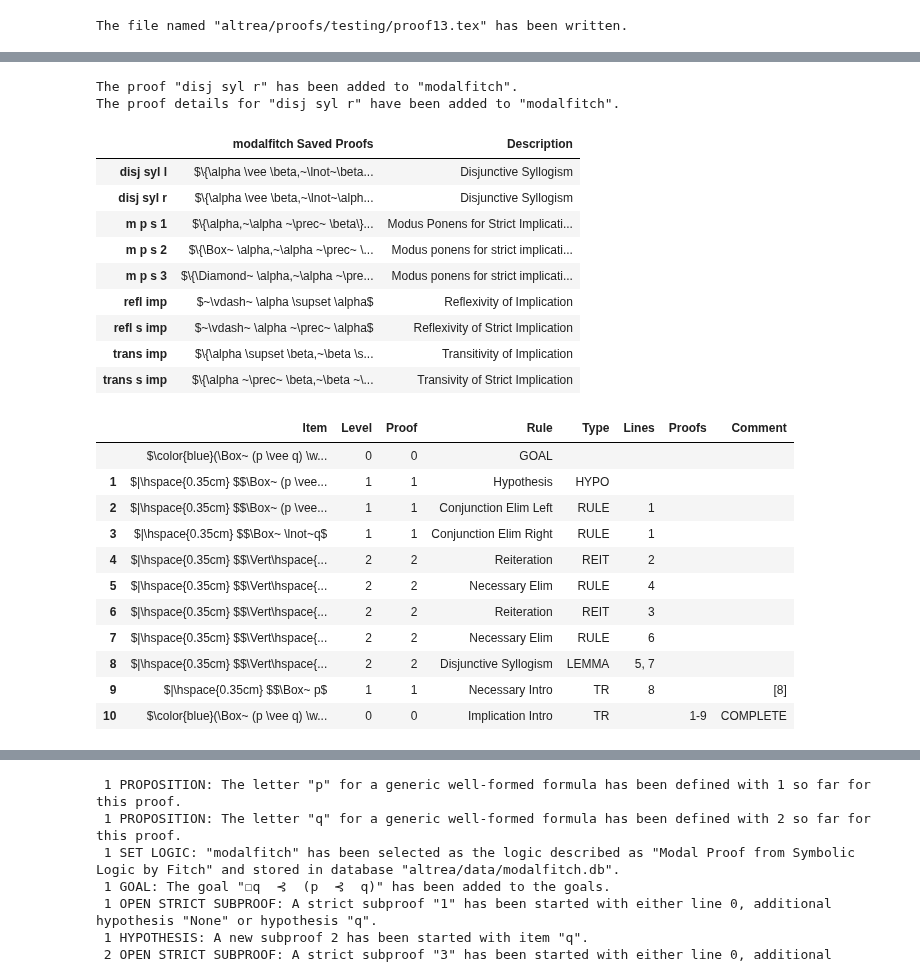
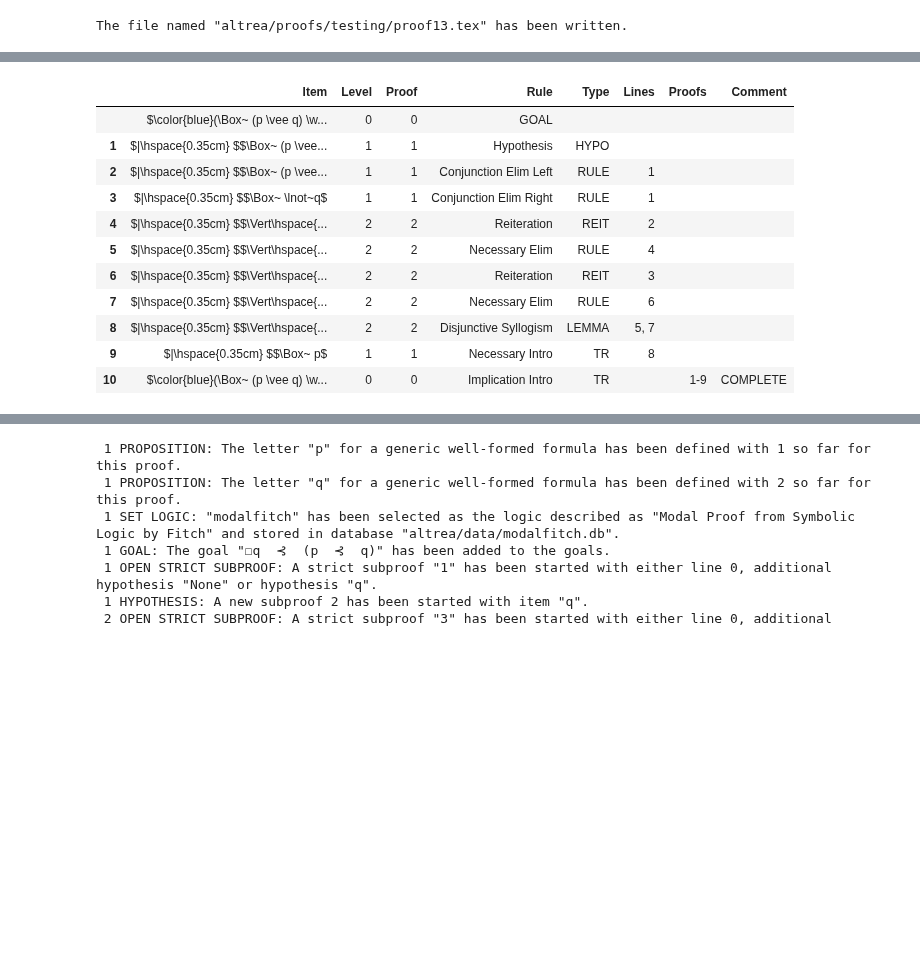
Before and after one commit to FrankHubeny/AltRea, a Jupyter notebook: modalfitch.ipynb, the cells around one changed output, grey strips where cells are left out. Cells and saved outputs as stored; diff of their text form; code cells hidden in the pictures; blank space fills up the shorter version.

```diff
--- a/modalfitch.ipynb
+++ b/modalfitch.ipynb
@@ -121,3 +117,12 @@ c.truthtable(useint=1)
 | 1 | 1 | $\parallel $ |  | 1 | $\color{green}\checkmark$ |
 | 2 | 0 | $\parallel $ |  | 0 | $\color{red}\chi$ |
 |  |  |  | Invalid |  |  |
+# %%
+from IPython.display import display, Math, Latex, display_markdown, HTML
+import pandas as pd
+pd.options.display.max_colwidth=500
+from altrea.wffs import *
+from altrea.rules import Proof
+c = Proof()
+c.setlogic("modalfitch")
+display(c.lemmas())
@@ -983,59 +918,46 @@ disjsyl.thisproof()
-# %%
-disjsyl.saveproof()
-# %% [output]
-The proof "disj syl r" has been added to "modalfitch".
-The proof details for "disj syl r" have been added to "modalfitch".
 # %%
 # Exercise 2 from Chapter 11
 
 from IPython.display import display
 import pandas as pd
 pd.options.display.max_colwidth=500
 from altrea.wffs import *
 from altrea.rules import Proof
+
 ex2 = Proof('ex2', 'Exercise 2', 'Exercise 2')
 p = ex2.proposition('p')
 q = ex2.proposition('q')
 ex2.setlogic('modalfitch')
+
 ex2.goal(Implies(And(Necessary(Or(p, q)), Necessary(Not(q))), Necessary(p)))
+
+ex2.opensubproof()
 ex2.hypothesis(ex2.item(0).left)
-#ex2.hypothesis(And(Necessary(Or(p, q)), Necessary(Not(q))))
 ex2.rule('conj elim l', [ex2.item(1).left, ex2.item(1).right], [1])
 ex2.rule('conj elim r', [ex2.item(1).left, ex2.item(1).right], [1])
-ex2.openstrictsubproof(2)
+ex2.openstrictsubproof()
+ex2.reiterate(2)
 ex2.rule('nec elim', [ex2.item(4).wff], [4])
 ex2.reiterate(3)
 ex2.rule('nec elim', [ex2.item(6).wff], [6])
 ex2.lemma('disj syl l', [p, q], [5, 7])
-ex2.necessary_intro([8])
+ex2.necessary_intro()
 ex2.implication_intro()
 
-display(ex2.lemmas())
-#ex2.displaylog()
 display(ex2.thisproof())
 # %% [output]
-|  | modalfitch Saved Proofs | Description |
-| disj syl l | $\{\alpha \vee \beta,~\lnot~\beta... | Disjunctive Syllogism |
-| disj syl r | $\{\alpha \vee \beta,~\lnot~\alph... | Disjunctive Syllogism |
-| m p s 1 | $\{\alpha,~\alpha ~\prec~ \beta\}... | Modus Ponens for Strict Implicati... |
-| m p s 2 | $\{\Box~ \alpha,~\alpha ~\prec~ \... | Modus ponens for strict implicati... |
-| m p s 3 | $\{\Diamond~ \alpha,~\alpha ~\pre... | Modus ponens for strict implicati... |
-| refl imp | $~\vdash~ \alpha \supset \alpha$ | Reflexivity of Implication |
-| refl s imp | $~\vdash~ \alpha ~\prec~ \alpha$ | Reflexivity of Strict Implication |
-| trans imp | $\{\alpha \supset \beta,~\beta \s... | Transitivity of Implication |
-| trans s imp | $\{\alpha ~\prec~ \beta,~\beta ~\... | Transivity of Strict Implication |
+|  | Item | Level | Proof | Rule | Type | Lines | Proofs | Comment |
+|  | $\color{blue}(\Box~ (p \vee q) \w... | 0 | 0 | GOAL |  |  |  |  |
+| 1 | $|\hspace{0.35cm} $$\Box~ (p \vee... | 1 | 1 | Hypothesis | HYPO |  |  |  |
+| 2 | $|\hspace{0.35cm} $$\Box~ (p \vee... | 1 | 1 | Conjunction Elim Left | RULE | 1 |  |  |
+| 3 | $|\hspace{0.35cm} $$\Box~ \lnot~q$ | 1 | 1 | Conjunction Elim Right | RULE | 1 |  |  |
+| 4 | $|\hspace{0.35cm} $$\Vert\hspace{... | 2 | 2 | Reiteration | REIT | 2 |  |  |
+| 5 | $|\hspace{0.35cm} $$\Vert\hspace{... | 2 | 2 | Necessary Elim | RULE | 4 |  |  |
+| 6 | $|\hspace{0.35cm} $$\Vert\hspace{... | 2 | 2 | Reiteration | REIT | 3 |  |  |
+| 7 | $|\hspace{0.35cm} $$\Vert\hspace{... | 2 | 2 | Necessary Elim | RULE | 6 |  |  |
+| 8 | $|\hspace{0.35cm} $$\Vert\hspace{... | 2 | 2 | Disjunctive Syllogism | LEMMA | 5, 7 |  |  |
+| 9 | $|\hspace{0.35cm} $$\Box~ p$ | 1 | 1 | Necessary Intro | TR | 8 |  |  |
+| 10 | $\color{blue}(\Box~ (p \vee q) \w... | 0 | 0 | Implication Intro | TR |  | 1-9 | COMPLETE |
-|  | Item | Level | Proof | Rule | Type | Lines | Proofs | Comment |
-|  | $\color{blue}(\Box~ (p \vee q) \w... | 0 | 0 | GOAL |  |  |  |  |
-| 1 | $|\hspace{0.35cm} $$\Box~ (p \vee... | 1 | 1 | Hypothesis | HYPO |  |  |  |
-| 2 | $|\hspace{0.35cm} $$\Box~ (p \vee... | 1 | 1 | Conjunction Elim Left | RULE | 1 |  |  |
-| 3 | $|\hspace{0.35cm} $$\Box~ \lnot~q$ | 1 | 1 | Conjunction Elim Right | RULE | 1 |  |  |
-| 4 | $|\hspace{0.35cm} $$\Vert\hspace{... | 2 | 2 | Reiteration | REIT | 2 |  |  |
-| 5 | $|\hspace{0.35cm} $$\Vert\hspace{... | 2 | 2 | Necessary Elim | RULE | 4 |  |  |
-| 6 | $|\hspace{0.35cm} $$\Vert\hspace{... | 2 | 2 | Reiteration | REIT | 3 |  |  |
-| 7 | $|\hspace{0.35cm} $$\Vert\hspace{... | 2 | 2 | Necessary Elim | RULE | 6 |  |  |
-| 8 | $|\hspace{0.35cm} $$\Vert\hspace{... | 2 | 2 | Disjunctive Syllogism | LEMMA | 5, 7 |  |  |
-| 9 | $|\hspace{0.35cm} $$\Box~ p$ | 1 | 1 | Necessary Intro | TR | 8 |  | [8] |
-| 10 | $\color{blue}(\Box~ (p \vee q) \w... | 0 | 0 | Implication Intro | TR |  | 1-9 | COMPLETE |
 # %%
 # Exercise 3 from Chapter 11
 
```
Also changed, not shown: parts of 25 cells of this notebook, 23 other files.
